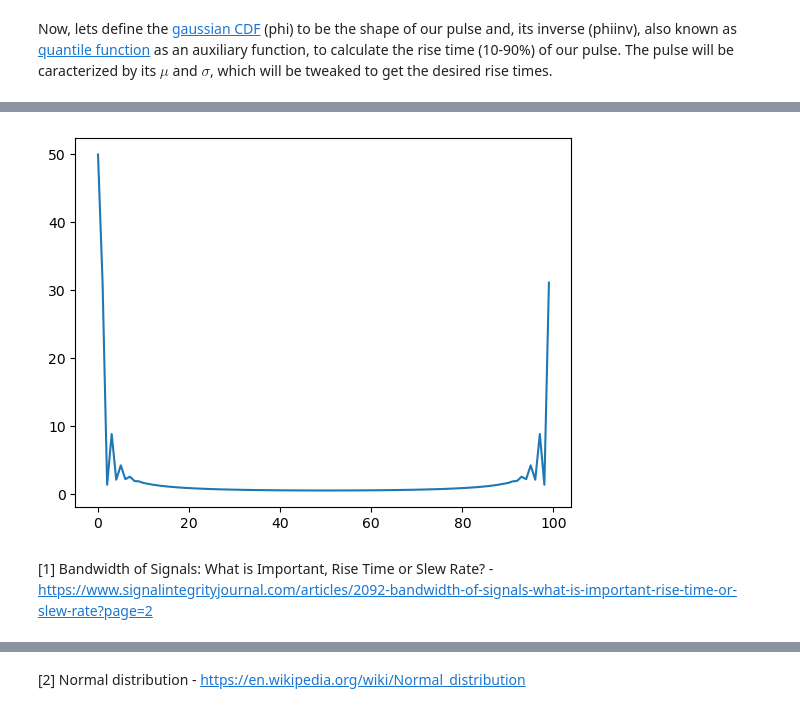
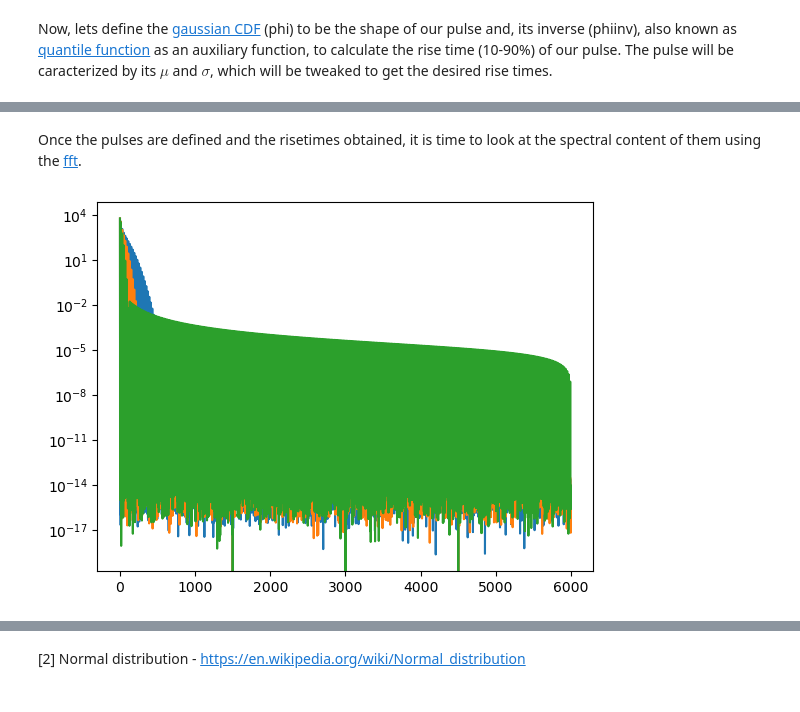
Before and after one commit to krgouveia/pulse_analysis, a Jupyter notebook: pulse analysis.ipynb, the cells around one changed output, grey strips where cells are left out. Cells and saved outputs as stored; diff of their text form; code cells hidden in the pictures.

Commit message:
adjusting the pulse shape

```diff
--- a/pulse analysis.ipynb
+++ b/pulse analysis.ipynb
@@ -25,6 +25,13 @@ plt.ylabel('$erf(t)$')
 plt.title('Erf(t)')
 plt.show()
 
+t = np.linspace(-3, 3)
+plt.plot(t, special.erfc(t)-1) # it needed to - 1 to keep the simetry
+plt.xlabel('$t$')
+plt.ylabel('$erfc(t)$')
+plt.title('Erfc(t)')
+plt.show()
+
 v = np.linspace(-1, 1)
 plt.plot(v, special.erfinv(v))
 plt.xlabel('$v$')
@@ -148,8 +403,19 @@ plt.show()
+# %% [markdown]
+Once the pulses are defined and the risetimes obtained, it is time to look at the spectral content of them using the [fft](https://docs.scipy.org/doc/scipy/tutorial/fft.html).
 # %%
-plt.plot(np.abs(fft(phi(t, mu, sigma))))
+N = 100 # number of samples
+P = 0.4 # total time window of the signal in us
+t = np.linspace(0, P, num = N, endpoint = False) # 100 points spaced between 0 and 0.4us
+T = P/N # sampling period
+mu = P/2
+sigma = 0.01951
+
+y = np.sin(50.0 * 2.0*np.pi*t) + 0.5*np.sin(80.0 * 2.0*np.pi*t)
+yf = fft(y)
+
+plt.semilogy(np.abs(fft(rt50t))[:12000//2]) # [:N//2] -> plotting just the 1st half of the fft which represents the positive values
+plt.semilogy(np.abs(fft(rt100t))[:12000//2])
+plt.semilogy(np.abs(fft(rt200t))[:12000//2])
 plt.show()
 # %% [output]
-[figure, old version]
+[figure, new version]
-# %% [markdown]
-<a id='ref_1'></a>
-[1] Bandwidth of Signals: What is Important, Rise Time or Slew Rate? - https://www.signalintegrityjournal.com/articles/2092-bandwidth-of-signals-what-is-important-rise-time-or-slew-rate?page=2
```
Also changed, not shown: parts of 23 cells of this notebook.
